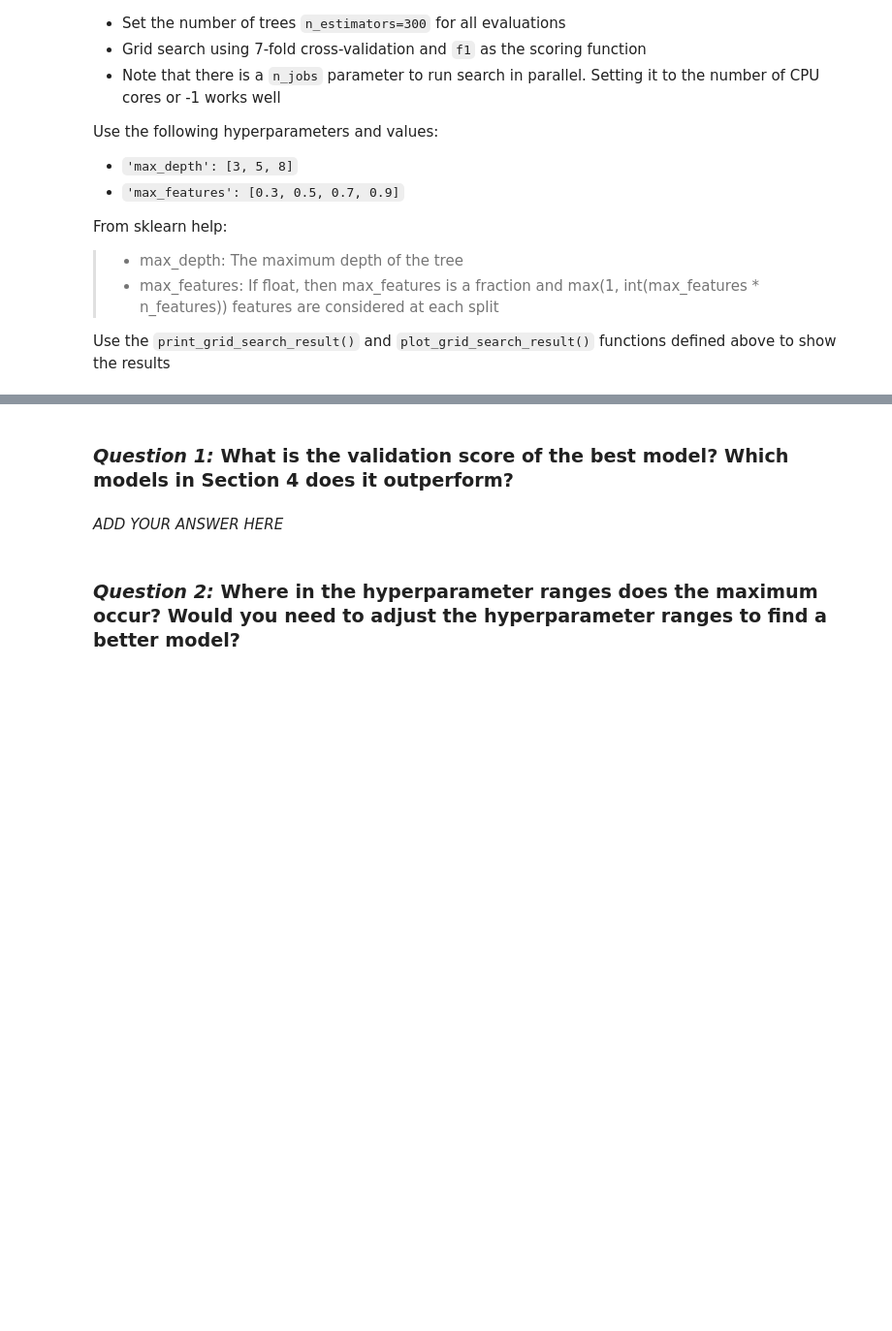
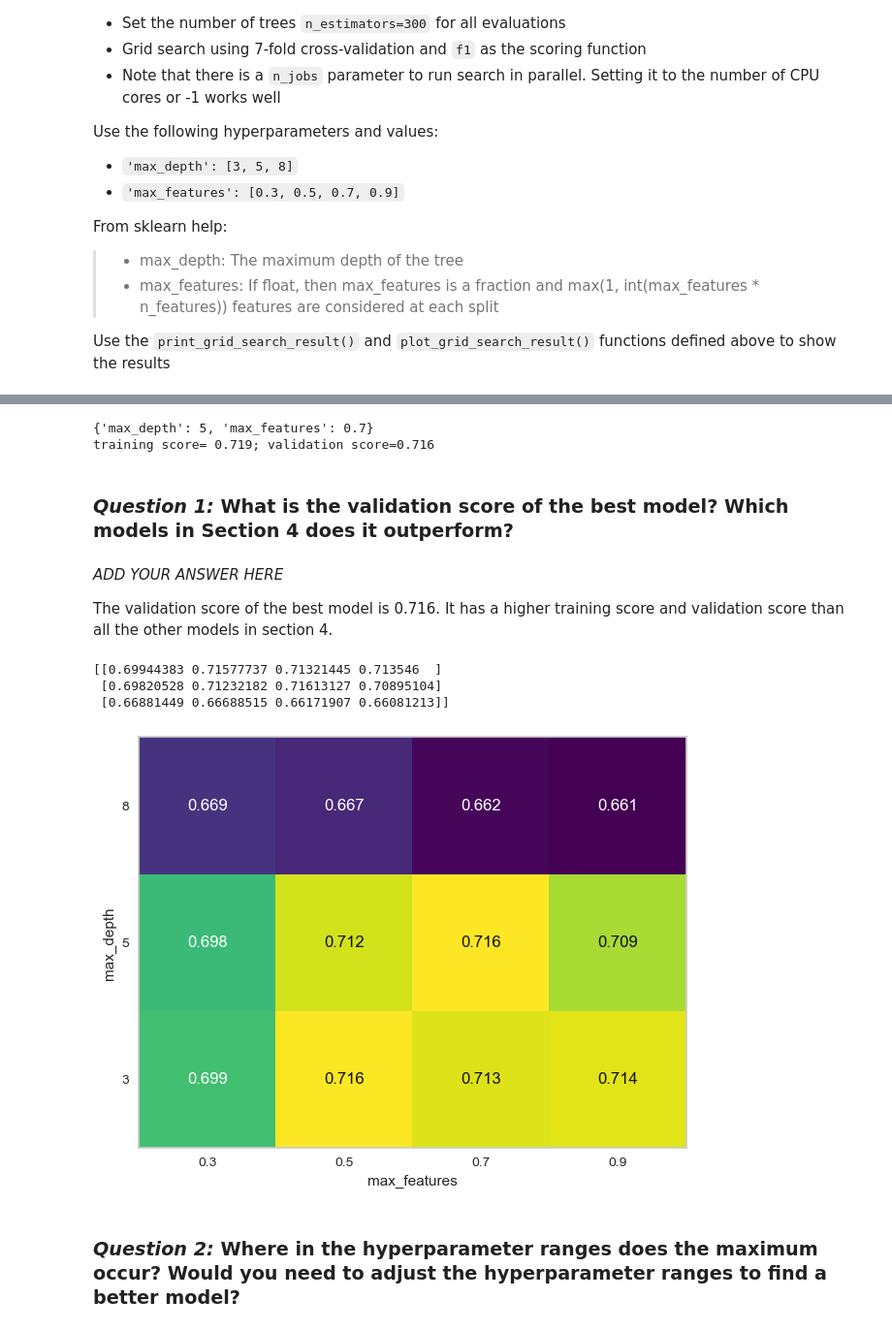
Before and after one commit to SMRain10/ML_lab3, a Jupyter notebook: Lab3-1.ipynb, the cells around one changed output, grey strips where cells are left out. Shown: that part at 97% size. Drawn from its saved outputs; the diff is of its cells as text; code cells hidden in the pictures; blank space fills up the shorter version.

```diff
--- a/Lab3-1.ipynb
+++ b/Lab3-1.ipynb
@@ -265,2 +256,14 @@ Use the `print_grid_search_result()` and `plot_grid_search_result()` functions d
+# %%
+# TODO: Setup grid search for RandomForestClassifier(random_state=55)
+from sklearn.model_selection import GridSearchCV
+
+rfc = RandomForestClassifier(n_estimators=300, random_state=55)
+
+param_grid = {'max_depth': [3,5,8],
+              'max_features': [0.3, 0.5, 0.7, 0.9]}
+
+grid_search = GridSearchCV(rfc, param_grid, cv=7,
+                          scoring='f1', n_jobs=8, return_train_score=True)
 # %%
 # TODO: Perform the grid search by calling fit() with X_train and y_train
+grid_search.fit(X_train, y_train)
@@ -267,10 +278,31 @@ Use the `print_grid_search_result()` and `plot_grid_search_result()` functions d
 # %%
 # TODO: Call print_grid_search_result() to print the results
+print_grid_search_result(grid_search)
+# %% [output]
+{'max_depth': 5, 'max_features': 0.7}
+training score= 0.719; validation score=0.716
 # %% [markdown]
 ### *Question 1:* What is the validation score of the best model? Which models in Section 4 does it outperform?
-# %% [markdown]
-*ADD YOUR ANSWER HERE*
+# %% [markdown]
+*ADD YOUR ANSWER HERE*
+
+The validation score of the best model is 0.716. It has a higher training score and validation score than all the other models in section 4.
+# %%
+results = pd.DataFrame(grid_search.cv_results_)
+params = sorted(grid_search.param_grid.keys())
+
+# second dimension in reshape are rows, needs to be the fast changing parameter
+scores = np.array(results.mean_test_score).reshape(len(grid_search.param_grid[params[0]]),
+                                                    len(grid_search.param_grid[params[1]]))
+print(scores)
+# %% [output]
+[[0.69944383 0.71577737 0.71321445 0.713546  ]
+ [0.69820528 0.71232182 0.71613127 0.70895104]
+ [0.66881449 0.66688515 0.66171907 0.66081213]]
 # %%
 # TODO: Call plot_grid_search_results() to plot validation metrics for all hyperparameter combinations
+plot_grid_search_results(grid_search)
+# %% [output]
+[figure, added]
 # %% [markdown]
 ### *Question 2:* Where in the hyperparameter ranges does the maximum occur? Would you need to adjust the hyperparameter ranges to find a better model?
```
Also changed, not shown: parts of 17 cells of this notebook.
